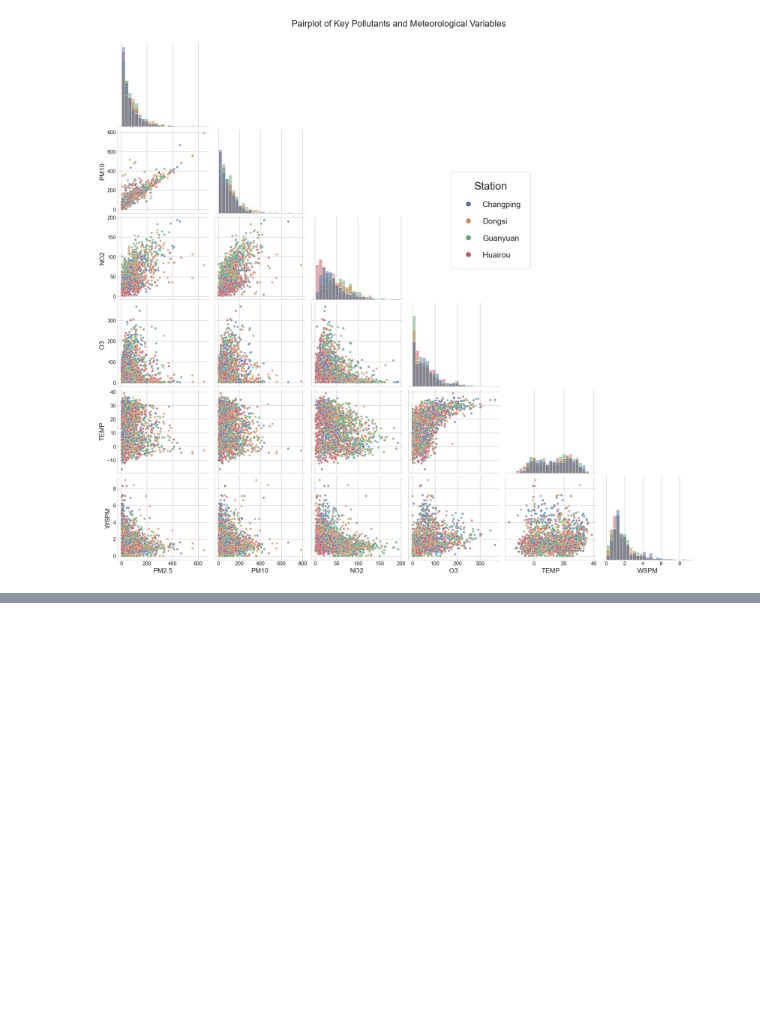
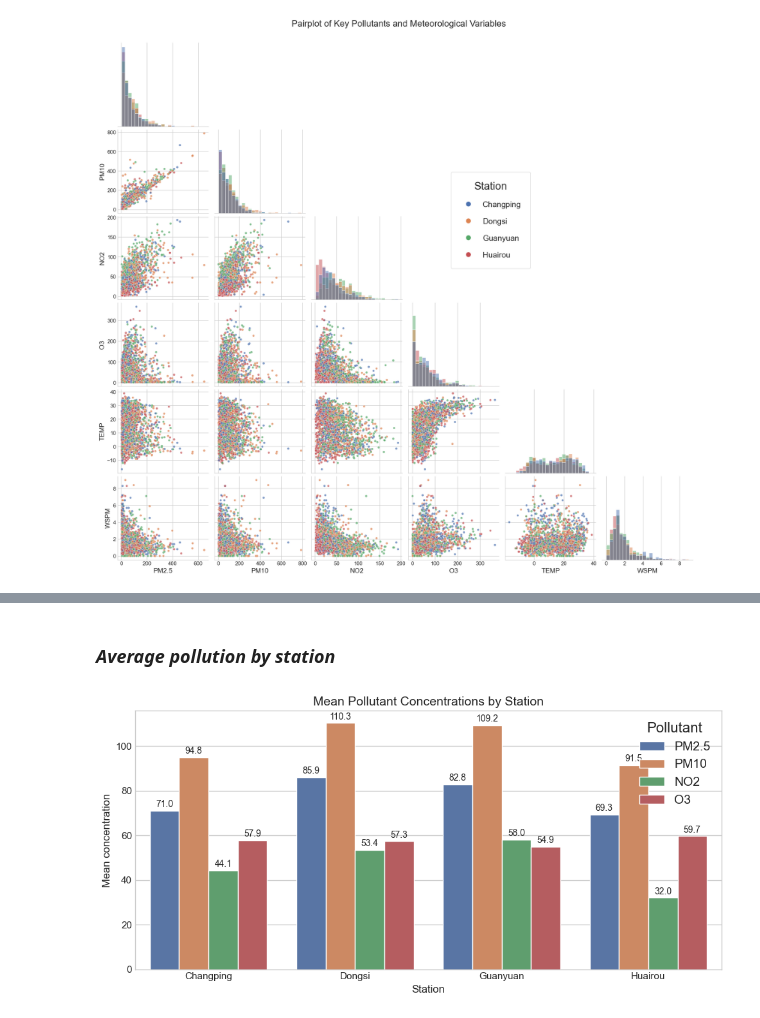
Before and after one commit to agbogunleyefayosope27-gif/CMP7005-PRAC1, a Jupyter notebook: CMP7005.ipynb, the cells around one changed output, grey strips where cells are left out. Cells and saved outputs as stored; diff of their text form; code cells hidden in the pictures; blank space fills up the shorter version.

Commit message:
Completed task 2.3 temporal station comparison and interaction analysis

```diff
--- a/CMP7005.ipynb
+++ b/CMP7005.ipynb
@@ -517,0 +526,37 @@ plt.show()
+# %% [markdown]
+### *Average pollution by station*
+# %%
+station_pollution = (
+    df_clean.groupby("station", observed=True)[["PM2.5", "PM10", "NO2", "O3"]]
+    .mean()
+    .reset_index()
+)
+
+station_pollution_melted = station_pollution.melt(
+    id_vars="station",
+    var_name="Pollutant",
+    value_name="Mean"
+)
+
+plt.figure(figsize=(10, 5))
+ax = sns.barplot(
+    data=station_pollution_melted,
+    x="station",
+    y="Mean",
+    hue="Pollutant"
+)
+
+ax.set_title("Mean Pollutant Concentrations by Station", fontsize=14)
+ax.set_xlabel("Station", fontsize=12)
+ax.set_ylabel("Mean concentration", fontsize=12)
+plt.xticks(rotation=0)
+plt.legend(title="Pollutant", title_fontsize=16, fontsize=14, loc="best")
+
+# Value labels
+for container in ax.containers:
+    ax.bar_label(container, fmt="%.1f", fontsize=10, padding=2)
+
+plt.tight_layout()
+plt.show()
+# %% [output]
+[figure, added]
```
Also changed, not shown: parts of 14 cells of this notebook.
